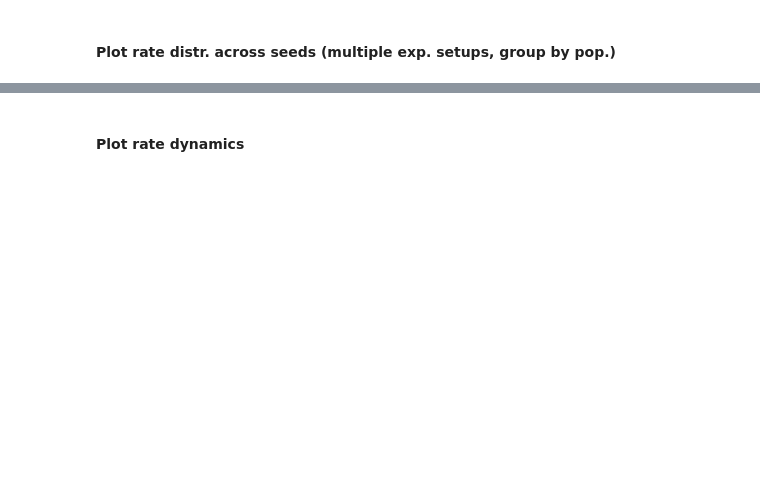
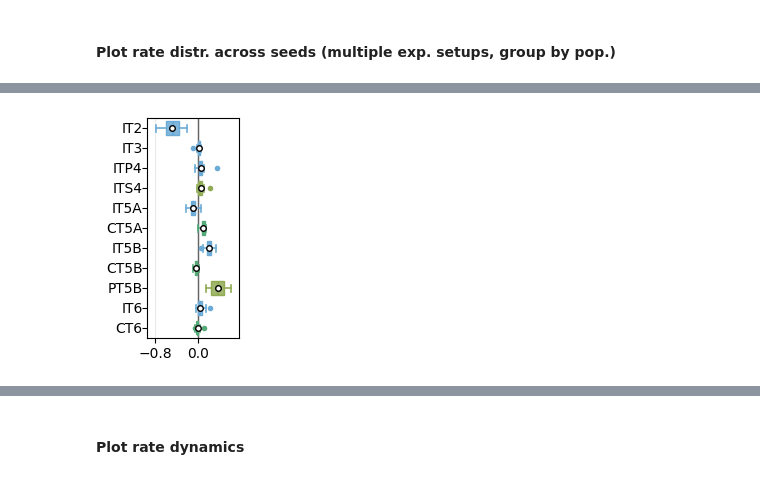
Before and after one commit to niknovikov19/A1-OUinp, a Jupyter notebook: exp_configs/batch_rxbkg_state1_mech1/net_newsec_ee_fade_var_seed/compare_rates.ipynb, the cells around one changed output, grey strips where cells are left out. Saved outputs shown, nothing was run; the diff lists cells and outputs as text; code cells hidden in the pictures; blank space fills up the shorter version.

```diff
--- a/exp_configs/batch_rxbkg_state1_mech1/net_newsec_ee_fade_var_seed/compare_rates.ipynb
+++ b/exp_configs/batch_rxbkg_state1_mech1/net_newsec_ee_fade_var_seed/compare_rates.ipynb
@@ -277,0 +649,86 @@ ax.legend()   #title='exp_label')
+# %%
+color_groups_by_layer = [
+    ['IT2', 'PV2', 'SOM2', 'VIP2', 'NGF2', 'TC', 'HTC', 'TCM'],
+    ['IT3', 'PV3', 'SOM3', 'VIP3', 'NGF3', 'TI', 'TIM'],
+    ['ITP4', 'ITS4', 'PV4', 'SOM4', 'VIP4', 'NGF4', 'IRE', 'IREM'],
+    ['IT5A', 'CT5A', 'PV5A', 'SOM5A', 'VIP5A', 'NGF5A'],
+    ['IT5B', 'CT5B', 'PT5B', 'PV5B', 'SOM5B', 'VIP5B', 'NGF5B'],
+    ['IT6', 'CT6', 'PV6', 'SOM6', 'VIP6', 'NGF6'],
+    ['NGF1']
+]
+color_groups_by_type_0 = [
+    ['IT2', 'IT3', 'ITP4', 'IT5A', 'IT5B', 'IT6', 'TC', 'TCM'],
+    ['SOM2', 'SOM3', 'SOM4', 'SOM5A', 'SOM5B', 'SOM6'],
+    #['CT5A', 'CT5B', 'CT6', 'HTC'],
+    [],
+    ['PV2', 'PV3', 'PV4', 'PV5A', 'PV5B', 'PV6', 'TI', 'TIM'],
+    ['ITS4', 'PT5B'],
+    [],
+    ['VIP2', 'VIP3', 'VIP4', 'VIP5A', 'VIP5B', 'VIP6'],
+    ['CT5A', 'CT5B', 'CT6', 'HTC'],
+    ['NGF1', 'NGF2', 'NGF3', 'NGF4', 'NGF5A', 'NGF5B', 'NGF6', 'IRE', 'IREM'],
+    #['IRE', 'IREM'],
+    #['TC', 'HTC', 'TCM'],
+    #['TI', 'TIM']
+]
+color_groups_by_type = [
+    ['IT2', 'IT3', 'ITP4', 'IT5A', 'IT5B', 'IT6', 'TC', 'TCM'],
+    #['VIP2', 'VIP3', 'VIP4', 'VIP5A', 'VIP5B', 'VIP6'],
+    [],
+    #['ITS4', 'PT5B'],
+    [],
+    ['PV2', 'PV3', 'PV4', 'PV5A', 'PV5B', 'PV6', 'TI', 'TIM'],
+    [],
+    [],
+    [],
+    ['SOM2', 'SOM3', 'SOM4', 'SOM5A', 'SOM5B', 'SOM6'],
+    ['CT5A', 'CT5B', 'CT6', 'HTC'],
+    ['NGF1', 'NGF2', 'NGF3', 'NGF4', 'NGF5A', 'NGF5B', 'NGF6'],
+    ['ITS4', 'PT5B'],
+    ['VIP2', 'VIP3', 'VIP4', 'VIP5A', 'VIP5B', 'VIP6', 'IRE', 'IREM'],
+]
+color_groups = color_groups_by_type
+
+groups_vis = [
+    PYR_POPS,
+    PV_POPS,
+    SOM_POPS,
+    VIP23_POPS,
+    NGF_POPS,
+    THAL_POPS,
+]
+
+for group in groups_vis:
+    fig, ax = plot_rates(
+        group,
+        exp_label='a1_ee_fade',
+        center=True,
+        fig_w=1.6,
+        y_step=0.2,
+        box_h=0.7,
+        title=False,
+        xlabel=False,
+        left_in=0.6,
+        right_in=0.08,
+        top_in=0.08,
+        bottom_in=0.28,
+        color_groups=color_groups,
+        zero_line=True,
+        center_xlim=False,
+        xlim_margin=0.12,
+        ensure_zero_visible=1,
+        ensure_side_ticks=0,
+        #xtick_nbins=4,
+        colored_mean=0,
+        box_alpha=1,
+        box_face_alpha=0.85
+    )
+
+    ax.xaxis.set_major_locator(MaxNLocator(nbins=2))
+    ax.tick_params(axis='x', labelsize=10, pad=2)
+    ax.tick_params(axis='y', labelsize=10, pad=0)
+    plt.setp(ax.get_yticklabels(), va='center')
+
+    plt.show()
+# %% [output]
+[figure, added]
```
Also changed, not shown: parts of 14 cells of this notebook, 3 other files.
